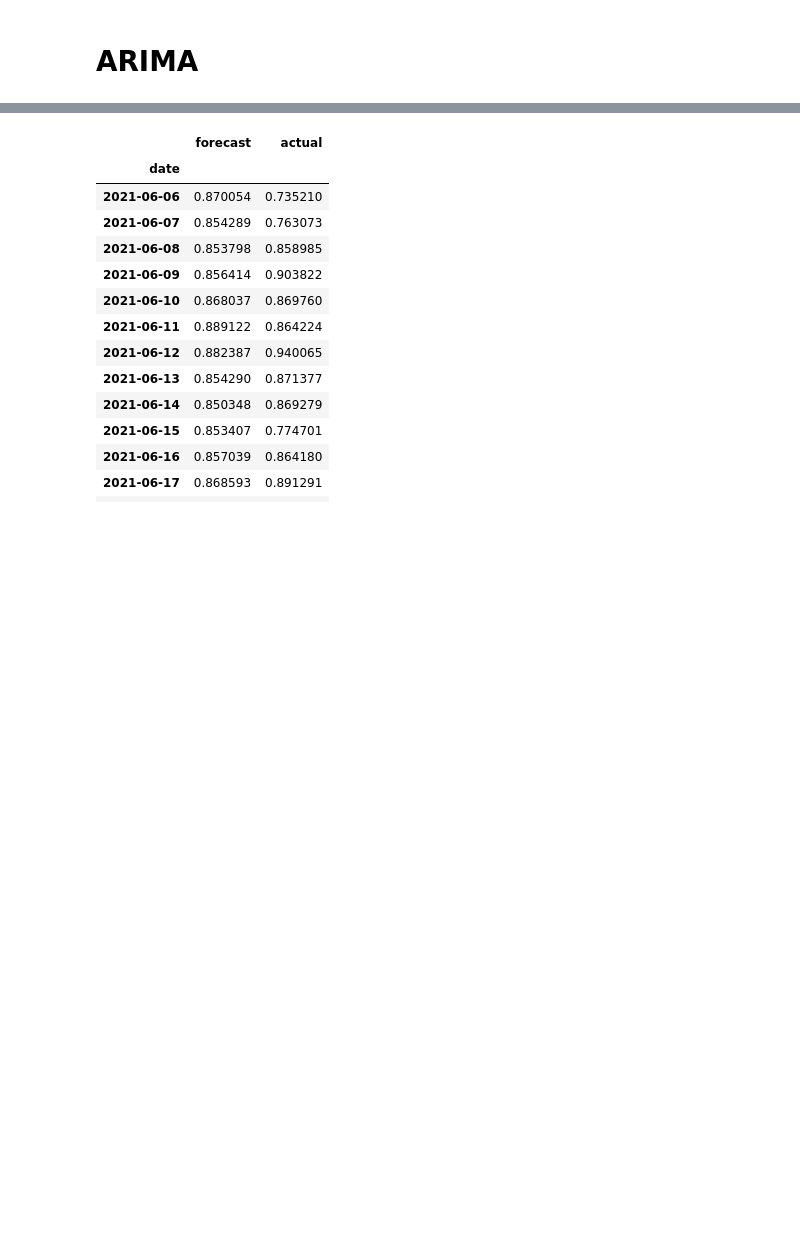
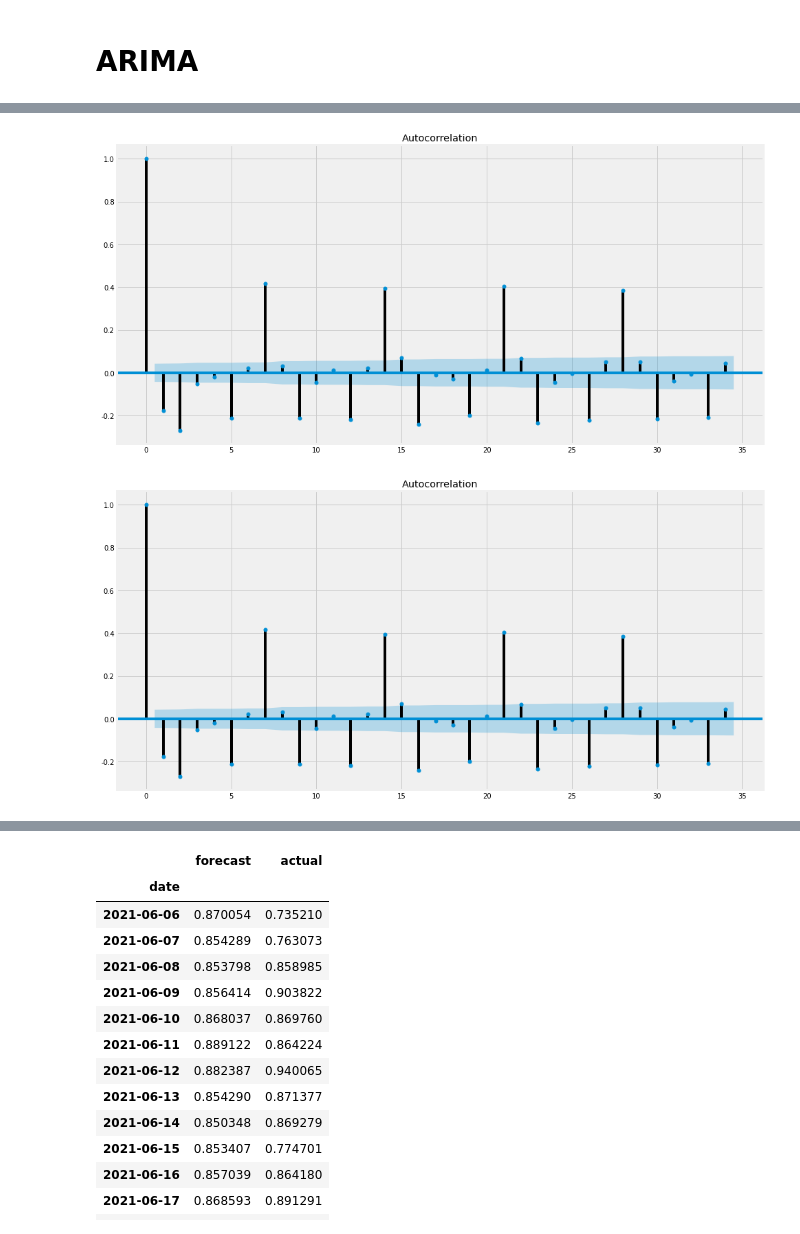
Before and after one commit to basshopee/net_rate, a Jupyter notebook: com_status_net_rate.ipynb, the cells around one changed output, grey strips where cells are left out. Saved outputs shown, nothing was run; the diff lists cells and outputs as text; code cells hidden in the pictures; blank space fills up the shorter version.

```diff
--- a/com_status_net_rate.ipynb
+++ b/com_status_net_rate.ipynb
@@ -478,3 +478,8 @@ Arima_train_data = net_rate[:-15]
+# %%
+plot_acf(data_diff) # integrate of order 1, denoted by d(for diff), one of the parameter of ARIMA
+# %% [output]
+[figure, added]
+[figure, added]
 # %%
 from pmdarima import auto_arima
 stepwise_model = auto_arima(Arima_train_data, start_p=0, start_q=0,
```
Also changed, not shown: parts of 10 cells of this notebook.
